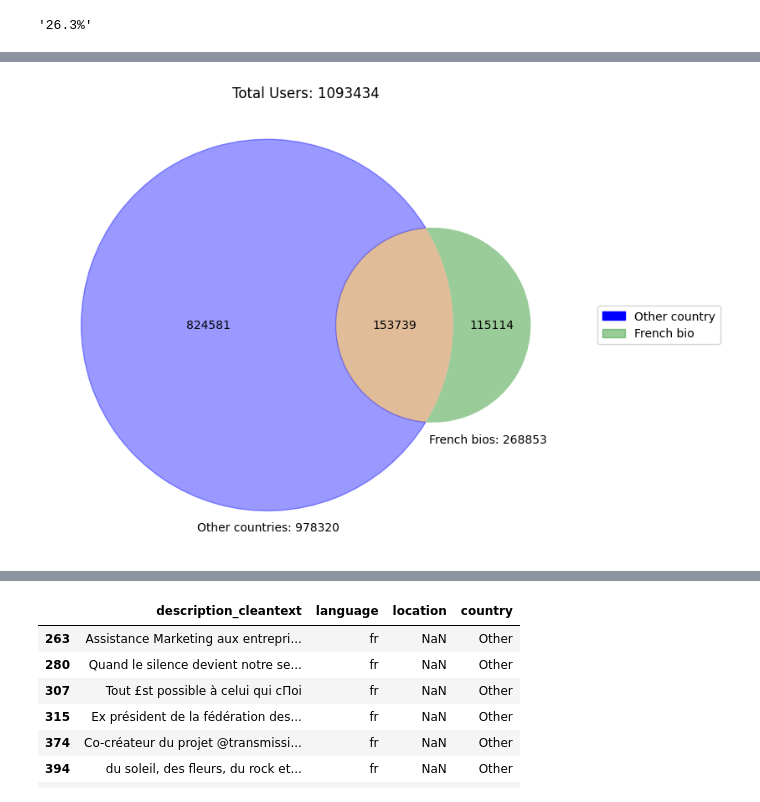
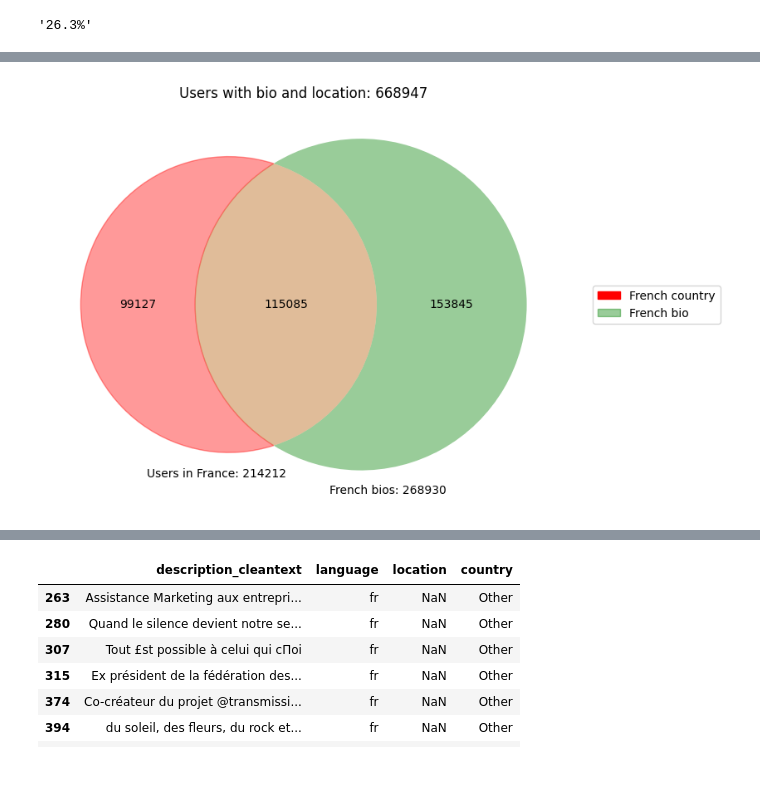
Before and after one commit to livtol99/Liv-Stage---FOCOS-Hand-Over, a Jupyter notebook: Code/Graph preparation/Wrangling2.ipynb, the cells around one changed output, grey strips where cells are left out. Cells and saved outputs as stored; diff of their text form; code cells hidden in the pictures; blank space fills up the shorter version.

```diff
--- a/Code/Graph preparation/Wrangling2.ipynb
+++ b/Code/Graph preparation/Wrangling2.ipynb
@@ -905,13 +650,6 @@ calculate_percentage(result, condition_total)
 # %% [output]
 '26.3%'
 # %%
-# Define a function to assign country
-def assign_country(location):
-    if isinstance(location, str):
-        for word in location.split():
-            if word in city_names:
-                return 'France'
-    return 'Other'
-
+importlib.reload(utils2)
 # Apply the function to the 'location' column and assign the result to a new 'country' column
-lang['country'] = lang['location'].apply(assign_country)
+lang['country'] = lang['location'].apply(lambda x: utils2.assign_country(x, city_names))
@@ -939,42 +656,44 @@ Name: count, dtype: int64
 # %%
 from matplotlib_venn import venn2
 import matplotlib.pyplot as plt
 import matplotlib.patches as mpatches
 
 # Calculate the intersections
-other_country_french_language = lang[(lang['country'] != 'France') & (lang['language'] == 'fr')].shape[0]
-other_country_other_language = lang[(lang['country'] != 'France') & (lang['language'] != 'fr')].shape[0]
+french_country_french_language = lang[(lang['country'] == 'France') & (lang['language'] == 'fr')].shape[0]
+french_country_other_language = lang[(lang['country'] == 'France') & (lang['language'] != 'fr')].shape[0]
 
-other_country = lang[lang['country'] != 'France'].shape[0]
+french_country = lang[lang['country'] == 'France'].shape[0]
 french_bio = lang[lang['language'] == 'fr'].shape[0]
 
+users_with_both = lang[(lang['location'].notna()) & (lang['description_cleantext'].notna())].shape[0]
+
 # Define the set sizes and the intersection sizes
-venn_labels = {'10': other_country_other_language,
-               '01': french_bio - other_country_french_language,
-               '11': other_country_french_language}
+venn_labels = {'10': french_country_other_language,
+               '01': french_bio - french_country_french_language,
+               '11': french_country_french_language}
 
 # Calculate the total number of users
-total_users = other_country_other_language + french_bio
+total_users = users_with_both
 
 plt.figure(figsize=(8, 8))
 venn = venn2(subsets=venn_labels, set_labels=(None, None))
 
-# Set 'Other country' to blue
-venn.get_patch_by_id('10').set_color('blue')
+# Set 'French country' to red
+venn.get_patch_by_id('10').set_color('red')
 
 # Add a title
-plt.title(f'Total Users: {total_users}')
+plt.title(f'Users with bio and location: {total_users}')
 
 # Create the legend
-other_country_patch = mpatches.Patch(color='blue', label='Other country')  # Set 'Other country' to blue in the legend
+french_country_patch = mpatches.Patch(color='red', label='French country')  # Set 'French country' to red in the legend
 french_language_patch = mpatches.Patch(color=venn.get_patch_by_id('01').get_facecolor(), label='French bio')
-plt.legend(handles=[other_country_patch, french_language_patch], bbox_to_anchor=(1.05, 0.5), loc='center left')
+plt.legend(handles=[french_country_patch, french_language_patch], bbox_to_anchor=(1.05, 0.5), loc='center left')
 
 # Add the total count per category underneath each circle
-plt.text(-0.1, -0.59, f'Other countries: {other_country}', ha='center')
-plt.text(0.53, -0.34, f'French bios: {french_bio}', ha='center')
+plt.text(-0.25, -0.5, f'Users in France: {french_country}', ha='center')
+plt.text(0.25, -0.55, f'French bios: {french_bio}', ha='center')
 
 # Display the plot
 plt.show()
 # %% [output]
-[figure, old version]
+[figure, new version]
```
Also changed, not shown: parts of 31 cells of this notebook, 3 other files.
